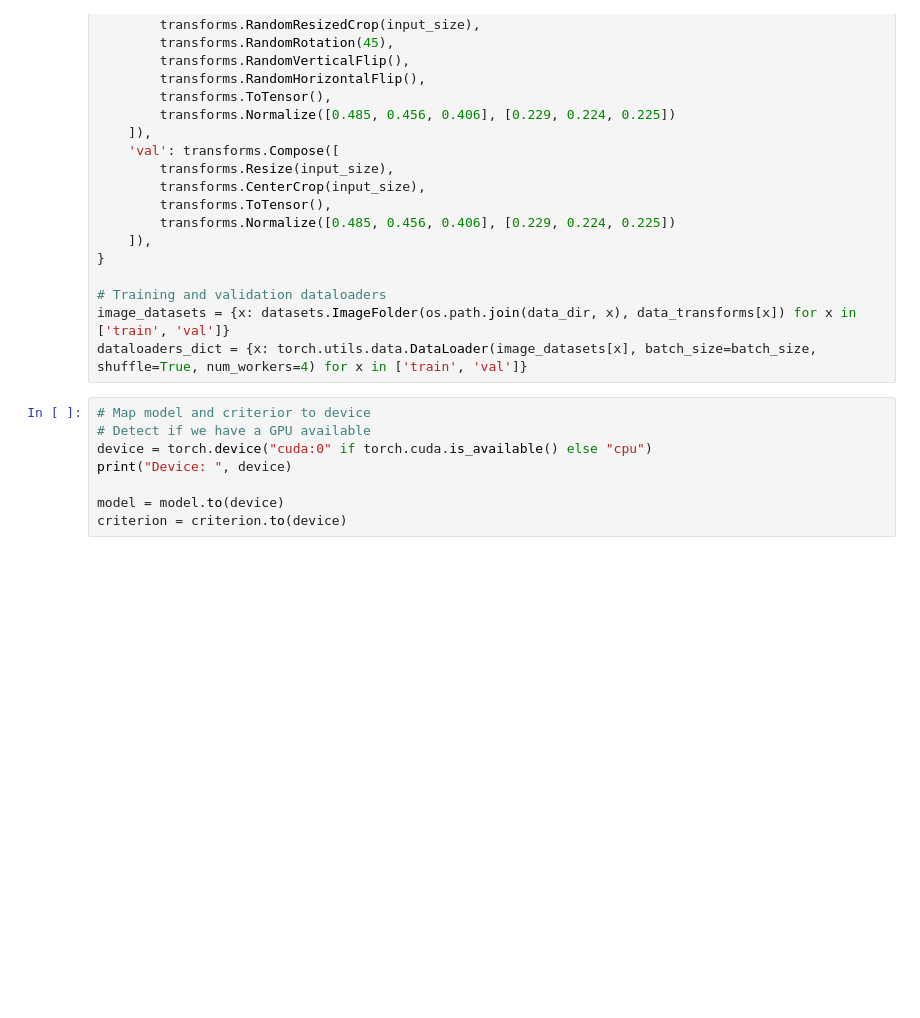
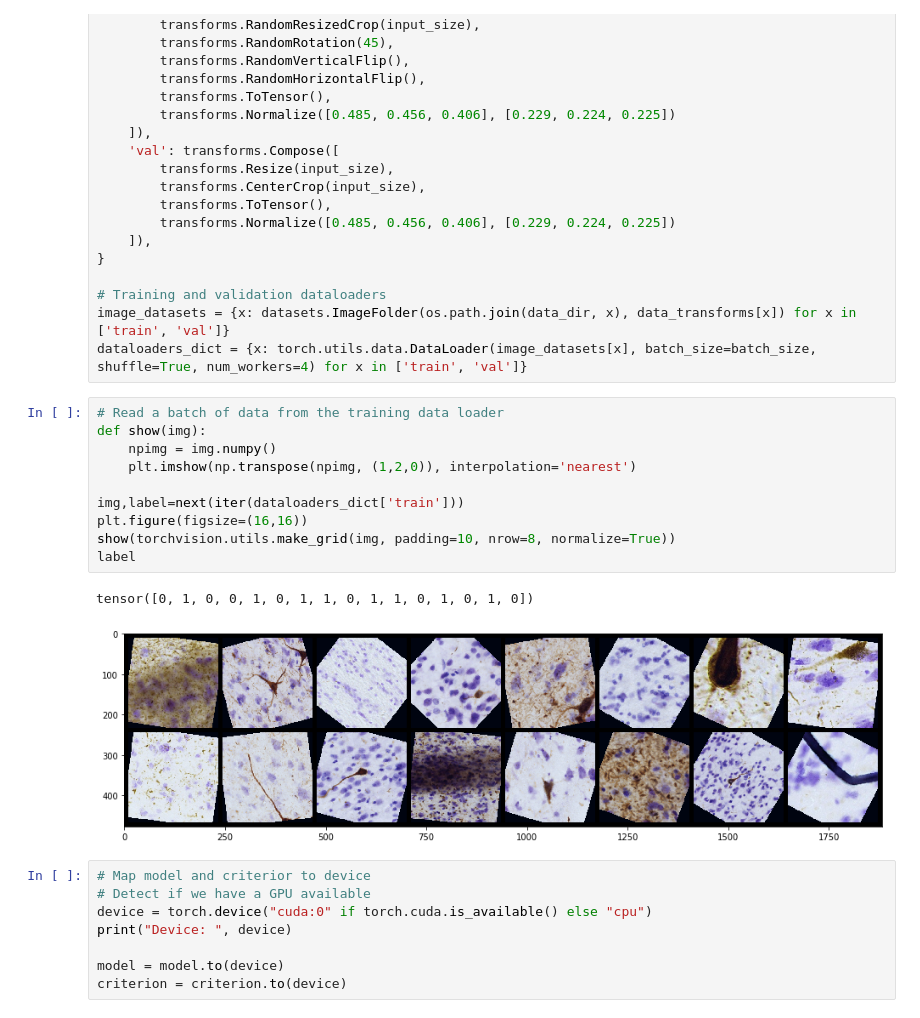
Before and after one commit to pyushkevich/tanglethon-ipynb, a Jupyter notebook: tangles-wcu-train.ipynb, the cells around one changed output. Drawn from its saved outputs; the diff is of its cells as text; blank space fills up the shorter version.

```diff
--- a/tangles-wcu-train.ipynb
+++ b/tangles-wcu-train.ipynb
@@ -75,6 +75,19 @@ data_transforms = {
 # Training and validation dataloaders
 image_datasets = {x: datasets.ImageFolder(os.path.join(data_dir, x), data_transforms[x]) for x in ['train', 'val']}
 dataloaders_dict = {x: torch.utils.data.DataLoader(image_datasets[x], batch_size=batch_size, shuffle=True, num_workers=4) for x in ['train', 'val']}
+# %%
+# Read a batch of data from the training data loader
+def show(img):
+    npimg = img.numpy()
+    plt.imshow(np.transpose(npimg, (1,2,0)), interpolation='nearest')
+
+img,label=next(iter(dataloaders_dict['train']))
+plt.figure(figsize=(16,16))
+show(torchvision.utils.make_grid(img, padding=10, nrow=8, normalize=True))
+label
+# %% [output]
+tensor([0, 1, 0, 0, 1, 0, 1, 1, 0, 1, 1, 0, 1, 0, 1, 0])
+[figure, added]
 # %%
 # Map model and criterior to device
 # Detect if we have a GPU available
```
Also changed, not shown: parts of 1 cell of this notebook, 3 other files.
